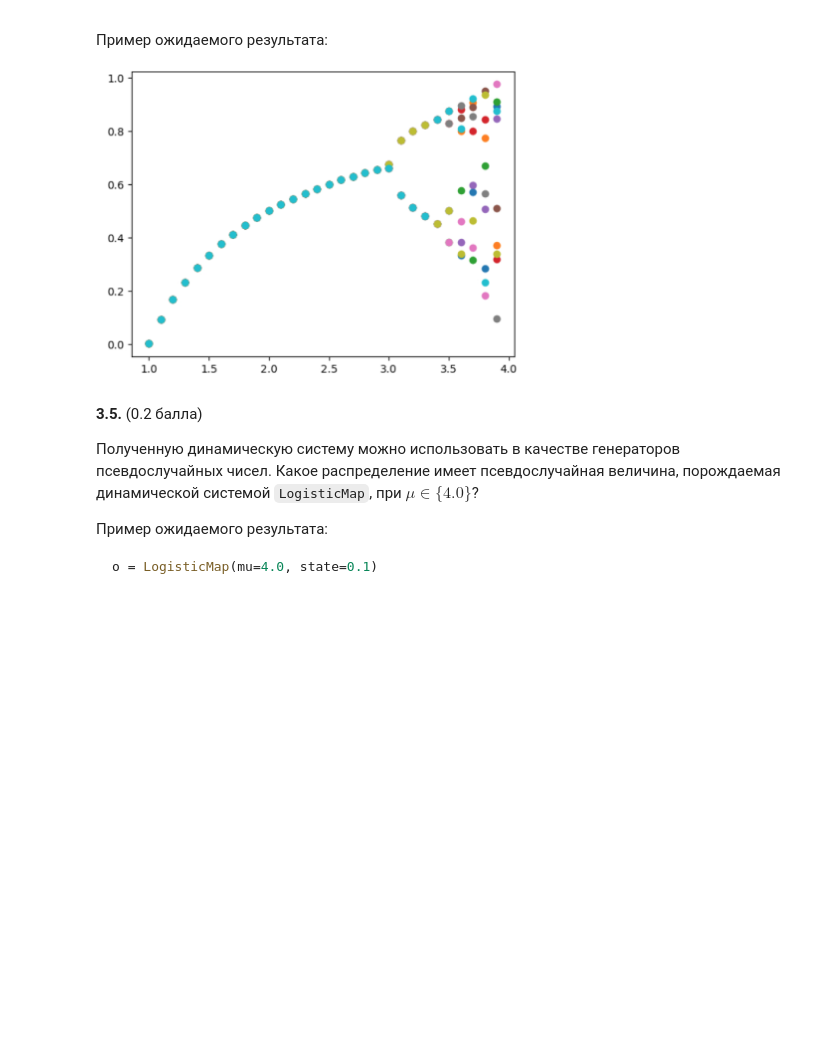
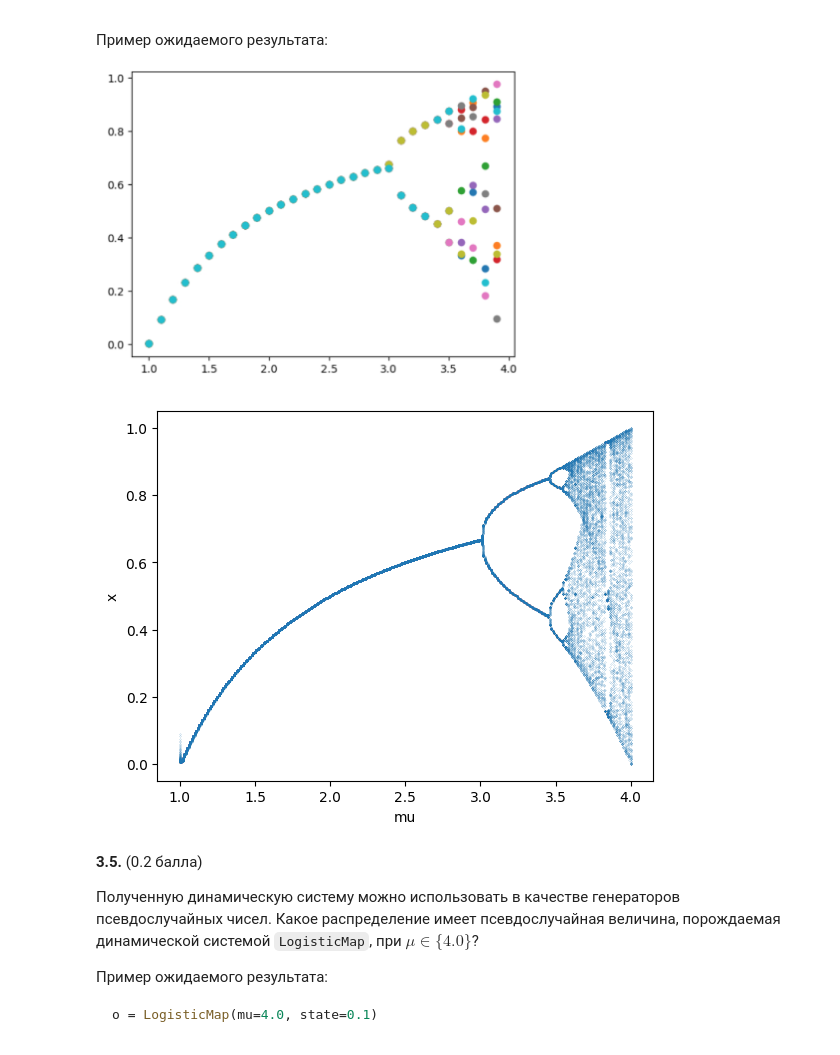
Before and after one commit to yunikeil/kispython, a Jupyter notebook: solved/pract_git/s_pract4_vk_version.ipynb, the cells around one changed output. Drawn from its saved outputs; the diff is of its cells as text; code cells hidden in the pictures; blank space fills up the shorter version.

```diff
--- a/solved/pract_git/s_pract4_vk_version.ipynb
+++ b/solved/pract_git/s_pract4_vk_version.ipynb
@@ -194,6 +246,38 @@ visualize(LogisticMap(3.5, 0.1))
 Пример ожидаемого результата:
 
 ![изображение.png](embedded-picture-1)
+# %%
+import matplotlib.pyplot as plt
+
+
+def draw(x0, mu_start, mu_end, mu_step):
+    x = x0
+    list_mu = []
+    list_x = []
+
+    #for mu in gen_range(mu_start, mu_end, mu_step):
+    while mu_start < mu_end:
+        for i in range(200):
+            x = mu_start * x * (1 - x)
+            list_mu.append(mu_start)
+            list_x.append(x)
+        mu_start += mu_step
+
+    plt.scatter(list_mu, list_x, s=0.05, marker=".")
+    plt.xlabel("mu")
+    plt.ylabel("x")
+    plt.show()
+
+
+def gen_range(start, end, step):
+    while start < end:
+        yield start
+        start += step
+
+
+draw(0.1, 1, 4, 0.01)
+# %% [output]
+[figure, added]
 # %% [markdown]
 **3.5.** (0.2 балла)
 
```
Also changed, not shown: parts of 8 cells of this notebook, 1 other file.
